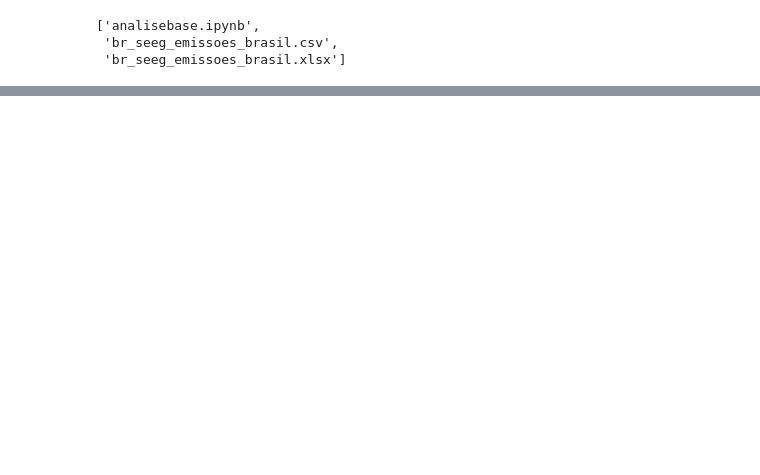
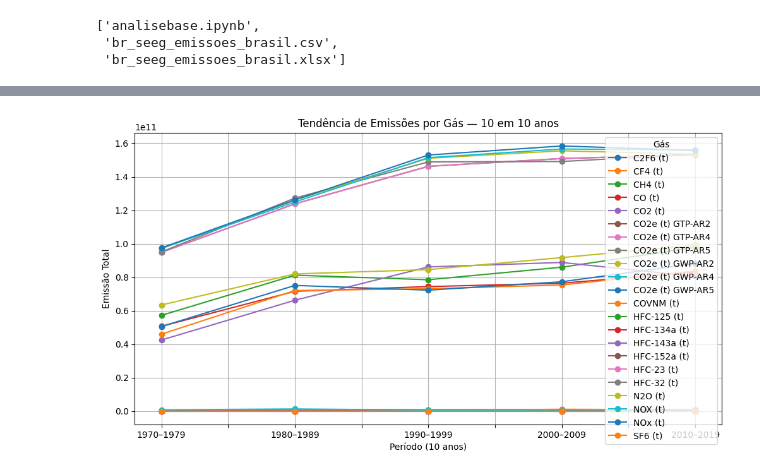
Before and after one commit to gblsun/dev, a Jupyter notebook: Bacharelado - Ciência da Computação IMPACTA/5 Semestre/Inteligência Computacional/projetofinal-testes/analisebase.ipynb, the cells around one changed output, grey strips where cells are left out. Cells and saved outputs as stored; diff of their text form; code cells hidden in the pictures; blank space fills up the shorter version.

```diff
--- a/Bacharelado - Ciência da Computação IMPACTA/5 Semestre/Inteligência Computacional/projetofinal-testes/analisebase.ipynb
+++ b/Bacharelado - Ciência da Computação IMPACTA/5 Semestre/Inteligência Computacional/projetofinal-testes/analisebase.ipynb
@@ -94,0 +354,19 @@ plt.show()
+# %%
+# Célula 9.2 — Pivot por Gás (10 em 10 anos)
+
+'''
+Base voltada a análises estratégicas de longo prazo.
+
+Ideal para:
+- Identificação de ciclos históricos
+- Comparações entre décadas
+- Relatórios executivos
+'''
+
+df_pivot_10_anos = (
+    df
+    .groupby(["periodo_10_anos", "gas"])["emissao"]
+    .sum()
+    .unstack(fill_value=0)
+)
+df_pivot_10_anos.head()
@@ -107,11 +588,22 @@ plt.show()
 # %%
-# Célula 12 — Reduzir colunas do gráfico
-colunas = [c for c in df_pivot.columns if "CO2" in c or "CH4" in c]
-df_pivot[colunas].plot(kind="bar", stacked=True, figsize=(12,6))
+# Célula 10.2 — Gráfico de Linha (10 em 10 anos)
 
-plt.xlabel("Período (5 anos)")
-plt.ylabel("Emissão")
-plt.title("Emissões de CO₂e e CH₄ (5 em 5 anos)")
-plt.xticks(rotation=45)
-plt.tight_layout()
+'''
+Análise estratégica por décadas.
+
+Indicada para:
+- Planejamento de longo prazo
+- Avaliação de políticas públicas
+'''
+
+plt.figure(figsize=(12,6))
+df_pivot_10_anos.plot(ax=plt.gca(), marker="o")
+
+plt.title("Tendência de Emissões por Gás — 10 em 10 anos")
+plt.xlabel("Período (10 anos)")
+plt.ylabel("Emissão Total")
+plt.grid(True)
+plt.legend(title="Gás")
 plt.show()
+# %% [output]
+[figure, added]
```
Also changed, not shown: parts of 40 cells of this notebook.
